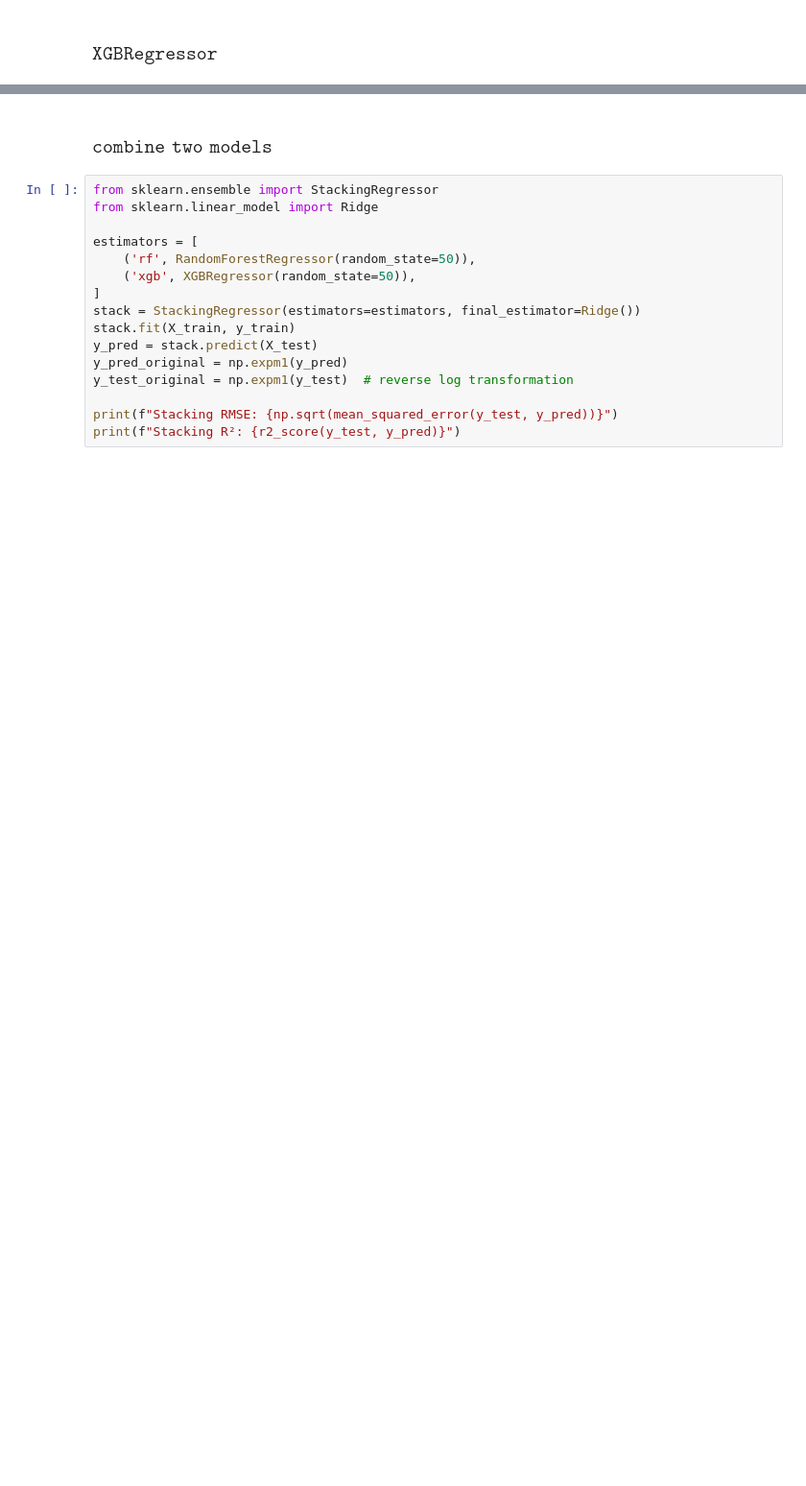
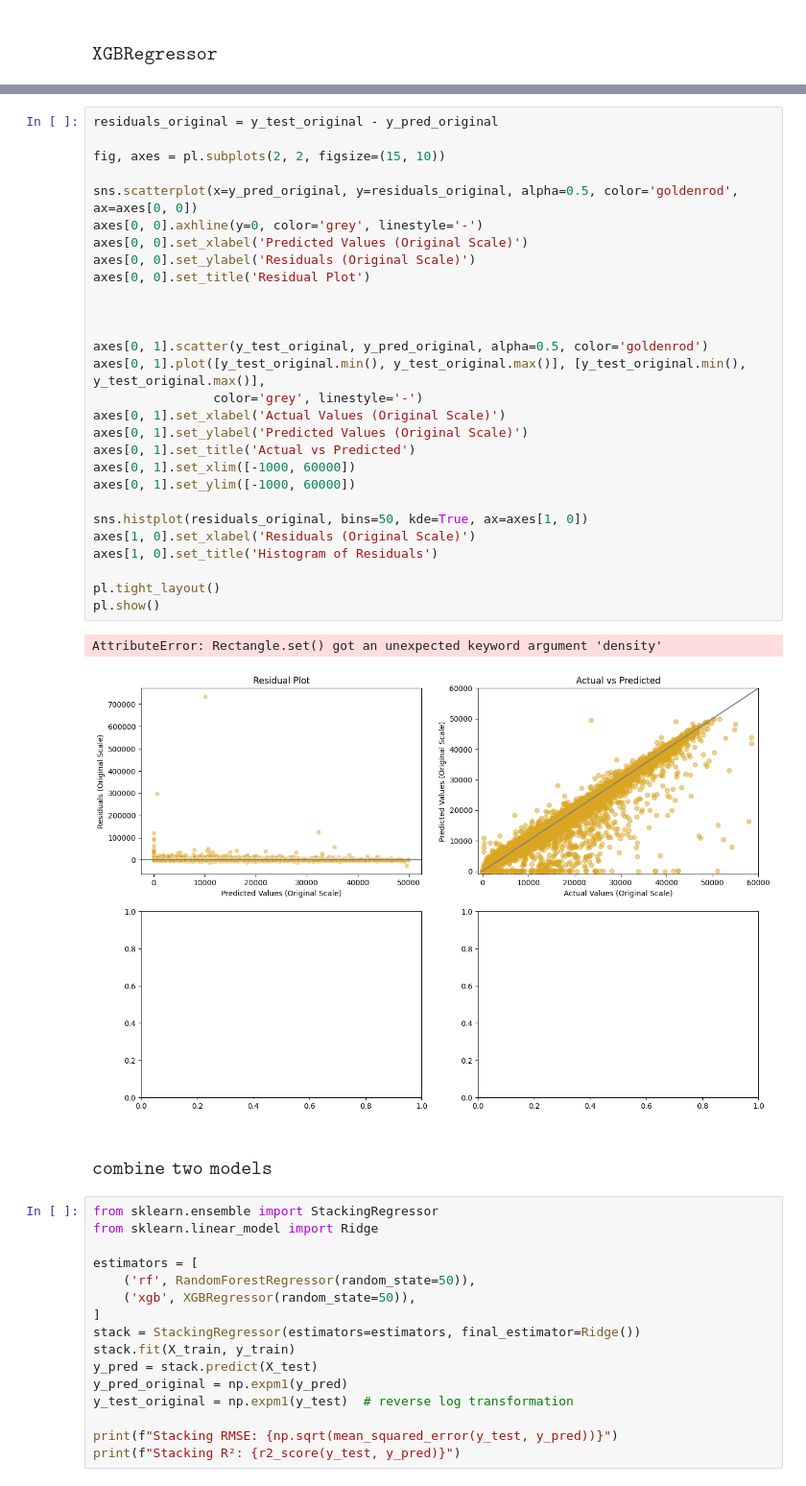
Before and after one commit to Catalyst365/machine-learning, a Jupyter notebook: regression_insurance_claims.ipynb, the cells around one changed output, grey strips where cells are left out. Shown at 96% size. Cells and saved outputs as stored; diff of their text form; blank space fills up the shorter version.

```diff
--- a/regression_insurance_claims.ipynb
+++ b/regression_insurance_claims.ipynb
@@ -391,3 +410,34 @@ print(f"XGBoost R²: {r2_score(y_test, y_pred)}")
+# %%
+residuals_original = y_test_original - y_pred_original
+
+fig, axes = pl.subplots(2, 2, figsize=(15, 10))
+
+sns.scatterplot(x=y_pred_original, y=residuals_original, alpha=0.5, color='goldenrod', ax=axes[0, 0])
+axes[0, 0].axhline(y=0, color='grey', linestyle='-')
+axes[0, 0].set_xlabel('Predicted Values (Original Scale)')
+axes[0, 0].set_ylabel('Residuals (Original Scale)')
+axes[0, 0].set_title('Residual Plot')
+
+
+
+axes[0, 1].scatter(y_test_original, y_pred_original, alpha=0.5, color='goldenrod')
+axes[0, 1].plot([y_test_original.min(), y_test_original.max()], [y_test_original.min(), y_test_original.max()],
+                color='grey', linestyle='-')
+axes[0, 1].set_xlabel('Actual Values (Original Scale)')
+axes[0, 1].set_ylabel('Predicted Values (Original Scale)')
+axes[0, 1].set_title('Actual vs Predicted')
+axes[0, 1].set_xlim([-1000, 60000])
+axes[0, 1].set_ylim([-1000, 60000])
+
+sns.histplot(residuals_original, bins=50, kde=True, ax=axes[1, 0])
+axes[1, 0].set_xlabel('Residuals (Original Scale)')
+axes[1, 0].set_title('Histogram of Residuals')
+
+pl.tight_layout()
+pl.show()
+# %% [output]
+AttributeError: Rectangle.set() got an unexpected keyword argument 'density'
+[figure, added]
 # %% [markdown]
 ### $\texttt{combine two models}$
 # %%
```
Also changed, not shown: parts of 6 cells of this notebook.
